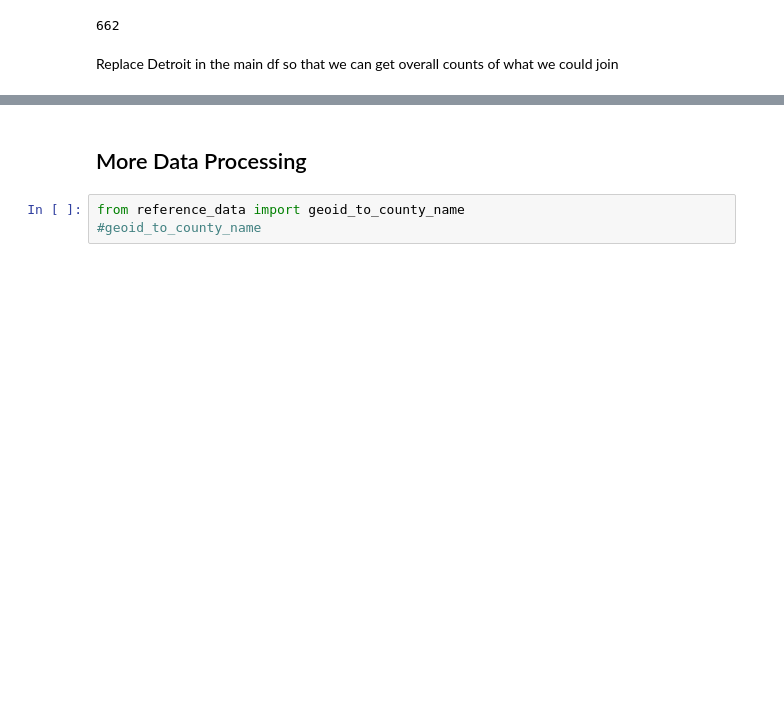
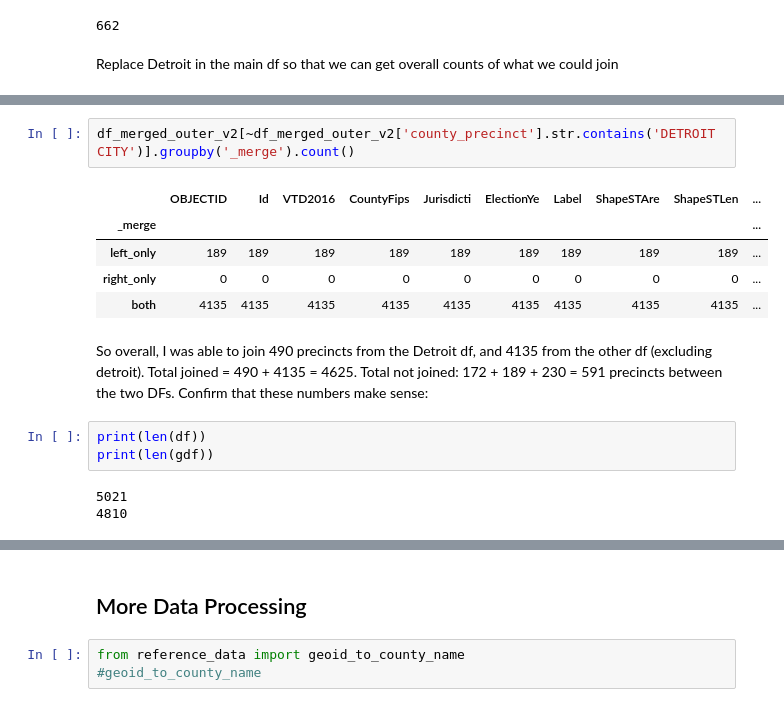
Before and after one commit to nonpartisan-redistricting-datahub/pdv-mi, a Jupyter notebook: mggg-mi/mggg_mi_replication_report.ipynb, the cells around one changed output, grey strips where cells are left out. Drawn from its saved outputs; the diff is of its cells as text; blank space fills up the shorter version.

```diff
--- a/mggg-mi/mggg_mi_replication_report.ipynb
+++ b/mggg-mi/mggg_mi_replication_report.ipynb
@@ -1085,0 +1100,18 @@ Replace Detroit in the main df so that we can get overall counts of what we coul
+# %%
+df_merged_outer_v2[~df_merged_outer_v2['county_precinct'].str.contains('DETROIT CITY')].groupby('_merge').count()
+# %% [output]
+|  | OBJECTID | Id | VTD2016 | CountyFips | Jurisdicti | ElectionYe | Label | ShapeSTAre | ShapeSTLen | ... |
+| _merge |  |  |  |  |  |  |  |  |  | ... |
+| left_only | 189 | 189 | 189 | 189 | 189 | 189 | 189 | 189 | 189 | ... |
+| right_only | 0 | 0 | 0 | 0 | 0 | 0 | 0 | 0 | 0 | ... |
+| both | 4135 | 4135 | 4135 | 4135 | 4135 | 4135 | 4135 | 4135 | 4135 | ... |
+# %% [markdown]
+So overall, I was able to join 490 precincts from the Detroit df, and 4135 from the other df (excluding detroit). Total joined = 490 + 4135 = 4625.
+Total not joined: 172 + 189 + 230 = 591 precincts between the two DFs.
+Confirm that these numbers make sense:
+# %%
+print(len(df))
+print(len(gdf))
+# %% [output]
+5021
+4810
```
Also changed, not shown: parts of 5 cells of this notebook.
